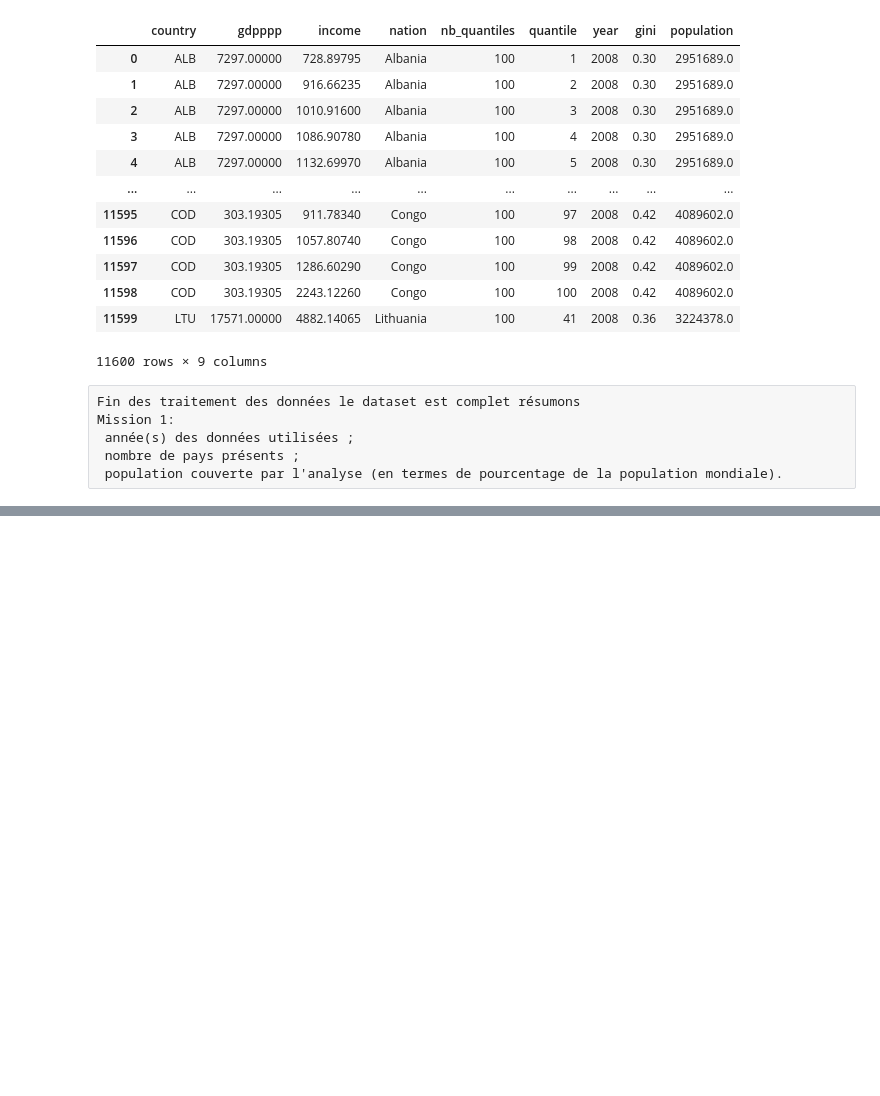
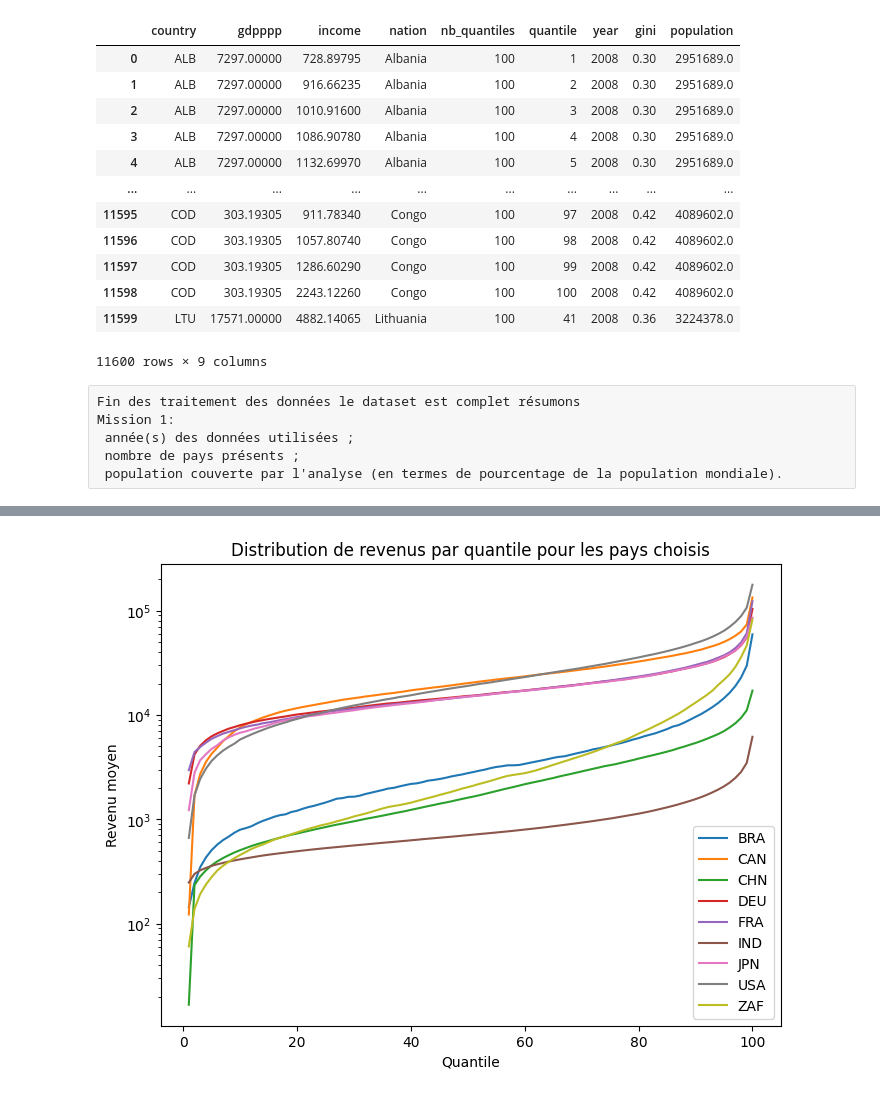
Before and after one commit to yassineBenHassoun/data-analysis-income-predict, a Jupyter notebook: app/jupyter/resources/project/mission_7.ipynb, the cells around one changed output, grey strips where cells are left out. Cells and saved outputs as stored; diff of their text form; code cells hidden in the pictures; blank space fills up the shorter version.

```diff
--- a/app/jupyter/resources/project/mission_7.ipynb
+++ b/app/jupyter/resources/project/mission_7.ipynb
@@ -486,0 +489,3 @@ L'utilisation de quantiles peut permettre de s'assurer que chaque groupe (quanti
+# %%
+incomes['meanIncome'] = incomes.groupby('country')['income'].transform('mean').round(2)
+incomes.head()
@@ -486,0 +499,4 @@ L'utilisation de quantiles peut permettre de s'assurer que chaque groupe (quanti
+# %%
+selectCountries = ['France', 'United States', 'China', 'India', 'Brazil', 'South Africa', 'Germany', 'Australia', 'Canada', 'Japan']
+incomesSelected = incomes[incomes['nation'].isin(selectCountries)]
+incomesSelected
@@ -486,0 +517,11 @@ L'utilisation de quantiles peut permettre de s'assurer que chaque groupe (quanti
+# %%
+plt.figure(figsize=(8, 6))
+sns.lineplot(x='quantile', y='income', hue='country', data=incomesSelected)
+plt.yscale('log')
+plt.xlabel('Quantile')
+plt.ylabel('Revenu moyen')
+plt.title('Distribution de revenus par quantile pour les pays choisis')
+plt.legend()
+plt.show()
+# %% [output]
+[figure, added]
```
Also changed, not shown: parts of 8 cells of this notebook.
